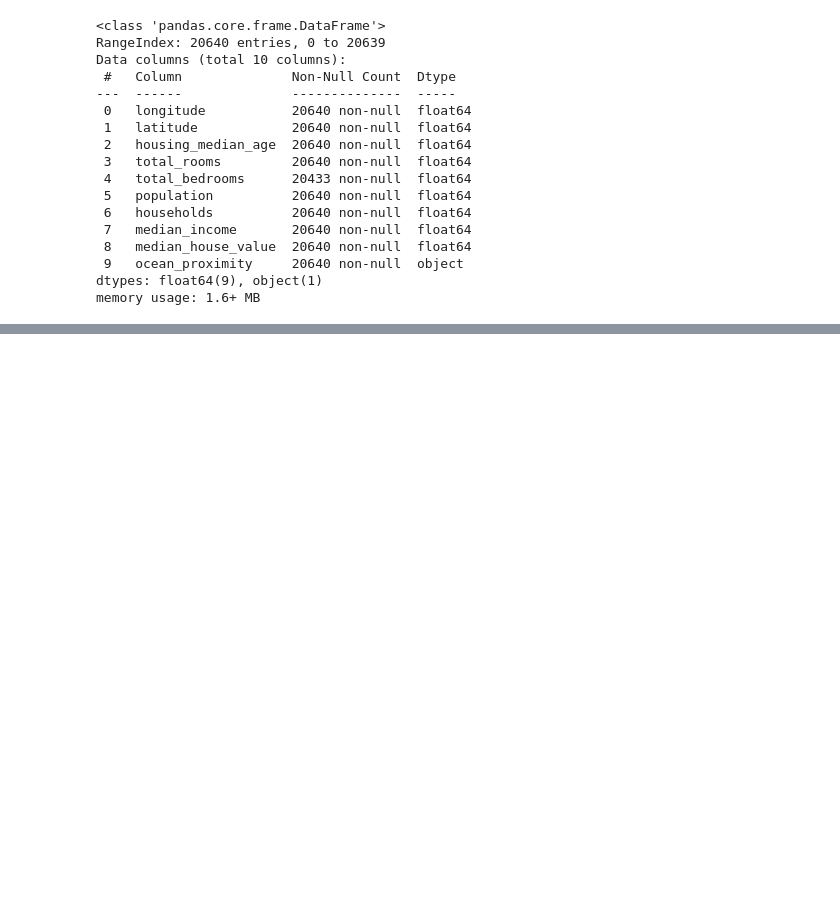
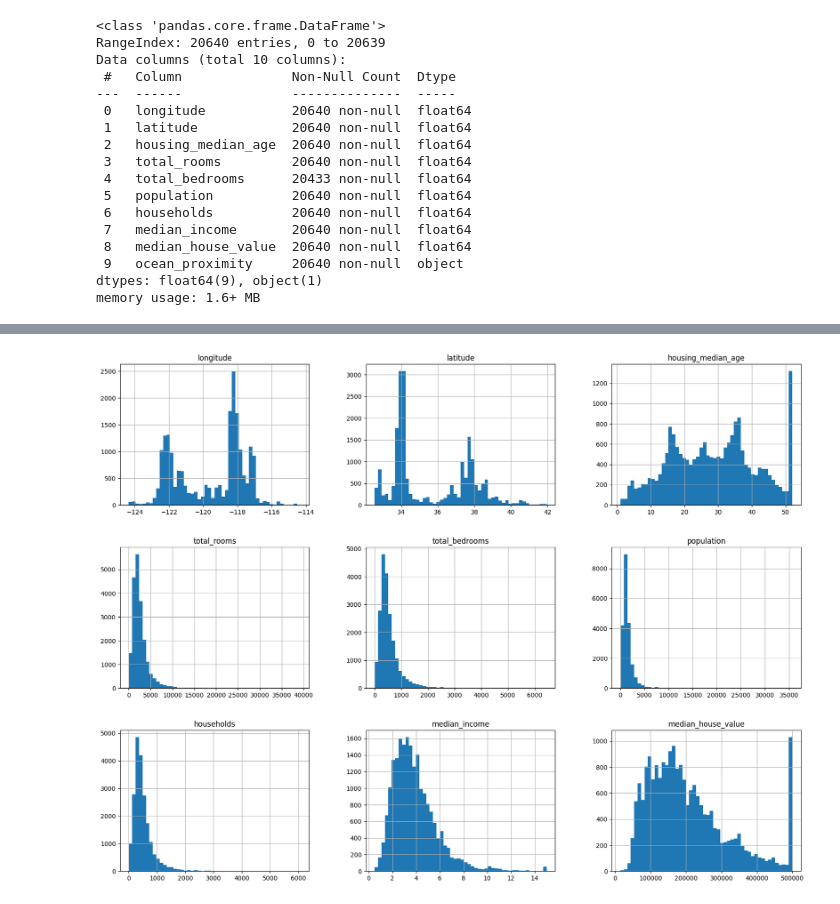
Before and after one commit to diptyendu/hands_on_ml, a Jupyter notebook: notebooks/CaliforniaHousingPrices.ipynb, the cells around one changed output, grey strips where cells are left out. Cells and saved outputs as stored; diff of their text form; code cells hidden in the pictures; blank space fills up the shorter version.

```diff
--- a/notebooks/CaliforniaHousingPrices.ipynb
+++ b/notebooks/CaliforniaHousingPrices.ipynb
@@ -39,0 +52,5 @@ memory usage: 1.6+ MB
+# %%
+housing.hist(bins=50, figsize=(20,15))
+plt.show()
+# %% [output]
+[figure, added]
```
Also changed, not shown: parts of 3 cells of this notebook.
